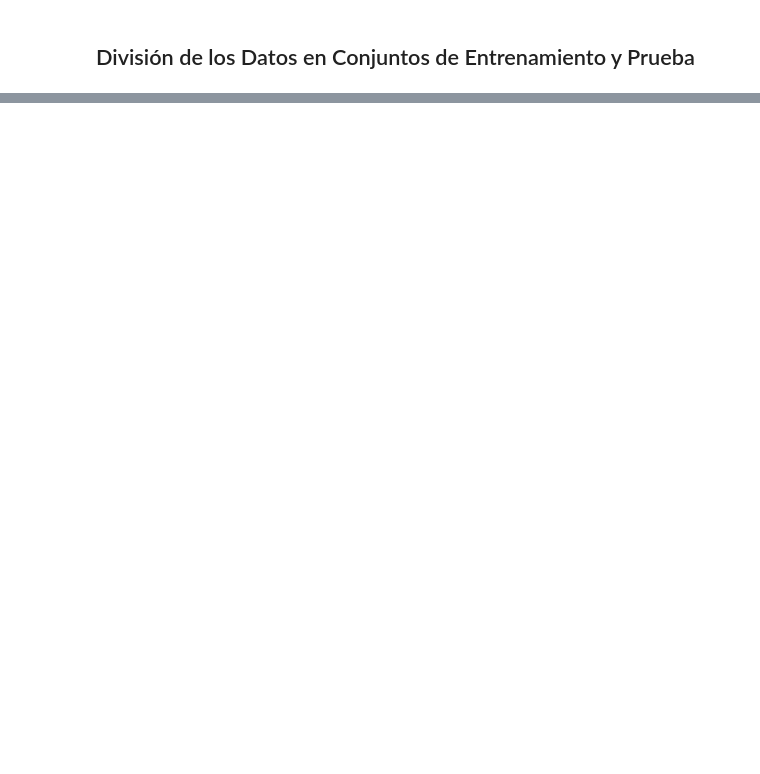
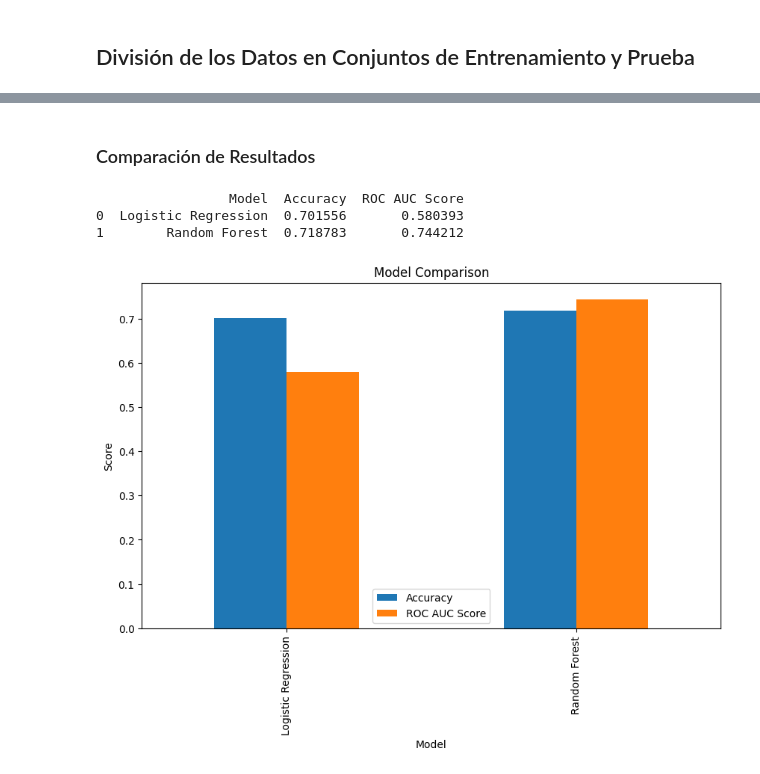
Before and after one commit to JRamos84/deteccion_fraude, a Jupyter notebook: notebooks/04_modeling.ipynb, the cells around one changed output, grey strips where cells are left out. Cells and saved outputs as stored; diff of their text form; code cells hidden in the pictures; blank space fills up the shorter version.

Commit message:
modelo entrenamiento regresion logistica y random forest primera aproximación

```diff
--- a/notebooks/04_modeling.ipynb
+++ b/notebooks/04_modeling.ipynb
@@ -34,0 +72,6 @@ X_train, X_temp, y_train, y_temp = train_test_split(X, y, test_size=0.4, random_
+# %%
+undersampler = RandomUnderSampler(random_state=42)
+X_train_resampled, y_train_resampled = undersampler.fit_resample(X_train, y_train)
+
+# Mostrar la distribución de clases después del submuestreo
+X_train_resampled.shape,y_train_resampled.shape
@@ -34,0 +91,9 @@ X_train, X_temp, y_train, y_temp = train_test_split(X, y, test_size=0.4, random_
+# %%
+# Entrenar el modelo
+log_reg = LogisticRegression()
+log_reg.fit(X_train_resampled, y_train_resampled)
+
+# Predicciones y evaluación
+y_pred_log_reg = log_reg.predict(X_val)
+print('Logistic Regression Accuracy:', accuracy_score(y_val, y_pred_log_reg))
+print('ROC AUC Score:', roc_auc_score(y_val, y_pred_log_reg))
@@ -34,0 +105,9 @@ X_train, X_temp, y_train, y_temp = train_test_split(X, y, test_size=0.4, random_
+# %%
+# Entrenar el modelo
+rf_clf = RandomForestClassifier(n_estimators=100, random_state=42)
+rf_clf.fit(X_train_resampled, y_train_resampled)
+
+# Predicciones y evaluación
+y_pred_rf = rf_clf.predict(X_val)
+print('Random Forest Accuracy:', accuracy_score(y_val, y_pred_rf))
+print('ROC AUC Score:', roc_auc_score(y_val, y_pred_rf))
@@ -34,0 +167,21 @@ X_train, X_temp, y_train, y_temp = train_test_split(X, y, test_size=0.4, random_
+# %% [markdown]
+### Comparación de Resultados
+# %%
+# Comparación de métricas
+models = ['Logistic Regression', 'Random Forest']
+accuracy = [accuracy_score(y_val, y_pred_log_reg), accuracy_score(y_val, y_pred_rf)]
+roc_auc = [roc_auc_score(y_val, y_pred_log_reg), roc_auc_score(y_val, y_pred_rf)]
+
+comparison_df = pd.DataFrame({'Model': models, 'Accuracy': accuracy, 'ROC AUC Score': roc_auc})
+print(comparison_df)
+
+# Visualización de la comparación
+comparison_df.set_index('Model').plot(kind='bar', figsize=(10, 6))
+plt.title('Model Comparison')
+plt.ylabel('Score')
+plt.show()
+# %% [output]
+                 Model  Accuracy  ROC AUC Score
+0  Logistic Regression  0.701556       0.580393
+1        Random Forest  0.718783       0.744212
+[figure, added]
```
Also changed, not shown: parts of 17 cells of this notebook, 1 other file.
